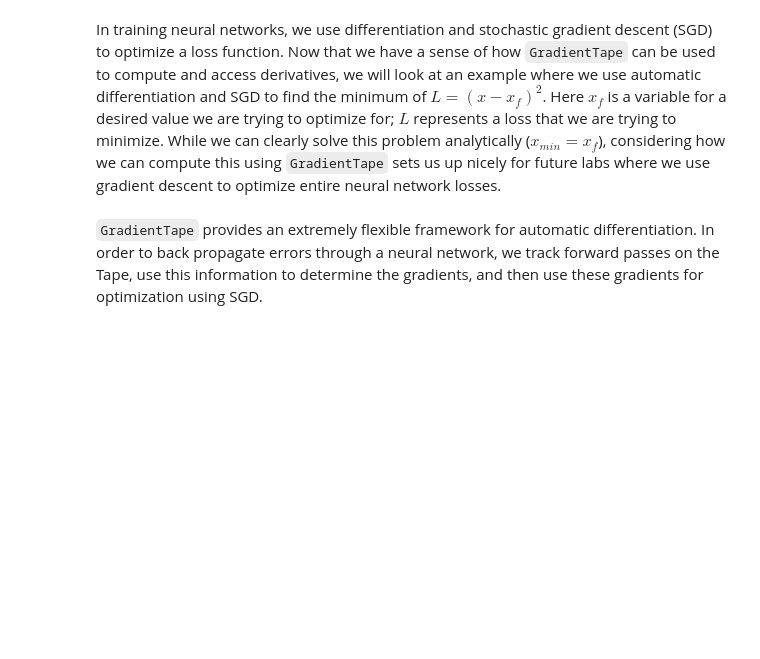
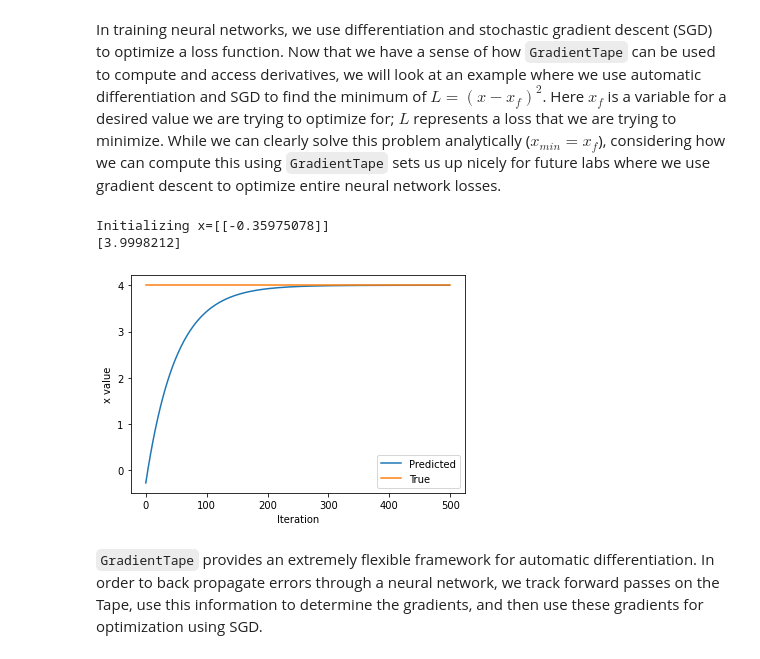
Before and after one commit to raniakolaghassi/introtodeeplearning, a Jupyter notebook: Part1_TensorFlow_solution.ipynb, the cells around one changed output. Cells and saved outputs as stored; diff of their text form; code cells hidden in the pictures; blank space fills up the shorter version.

```diff
--- a/Part1_TensorFlow_solution.ipynb
+++ b/Part1_TensorFlow_solution.ipynb
@@ -339,33 +361,39 @@ In training neural networks, we use differentiation and stochastic gradient desc
 # %%
 ### Function minimization with automatic differentiation and SGD ###
 
 # Initialize a random value for our initial x
 x = tf.Variable([tf.random.normal([1])])
 print("Initializing x={}".format(x.numpy()))
 
 learning_rate = 1e-2 # learning rate for SGD
 history = []
 # Define the target value
 x_f = 4
 
 # We will run SGD for a number of iterations. At each iteration, we compute the loss,
 #   compute the derivative of the loss with respect to x, and perform the SGD update.
 for i in range(500):
   with tf.GradientTape() as tape:
     '''TODO: define the loss as described above'''
-    loss = # TODO
+    loss = (x - x_f) ** 2
 
   # loss minimization using gradient tape
   grad = tape.gradient(loss, x) # compute the derivative of the loss with respect to x
   new_x = x - learning_rate*grad # sgd update
   x.assign(new_x) # update the value of x
   history.append(x.numpy()[0])
 
 # Plot the evolution of x as we optimize towards x_f!
 plt.plot(history)
 plt.plot([0, 500],[x_f,x_f])
 plt.legend(('Predicted', 'True'))
 plt.xlabel('Iteration')
 plt.ylabel('x value')
+
+print(x.numpy()[0])
+# %% [output]
+Initializing x=[[-0.35975078]]
+[3.9998212]
+[figure, added]
 # %% [markdown]
 `GradientTape` provides an extremely flexible framework for automatic differentiation. In order to back propagate errors through a neural network, we track forward passes on the Tape, use this information to determine the gradients, and then use these gradients for optimization using SGD.
```
Also changed, not shown: parts of 11 cells of this notebook.
